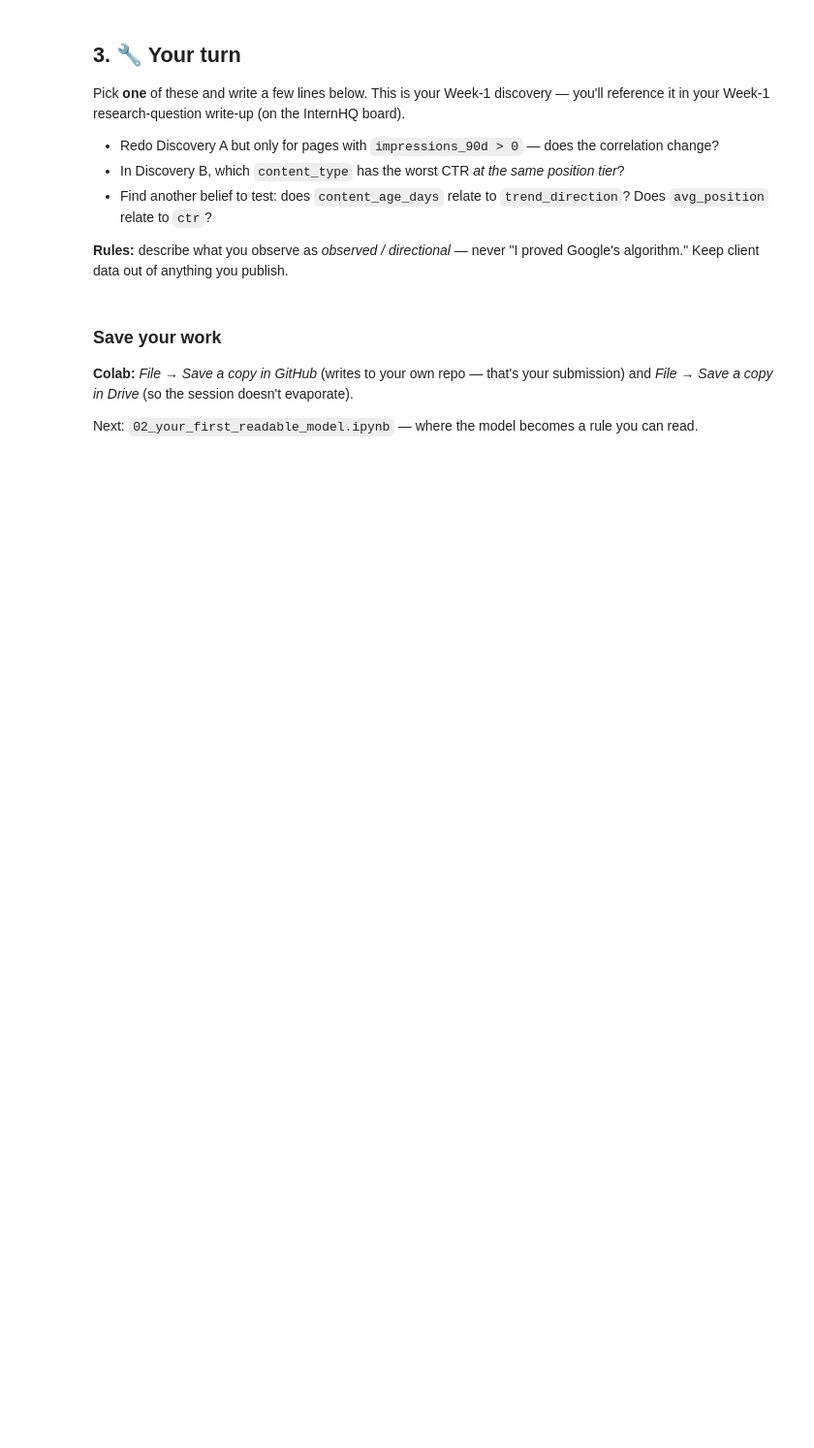
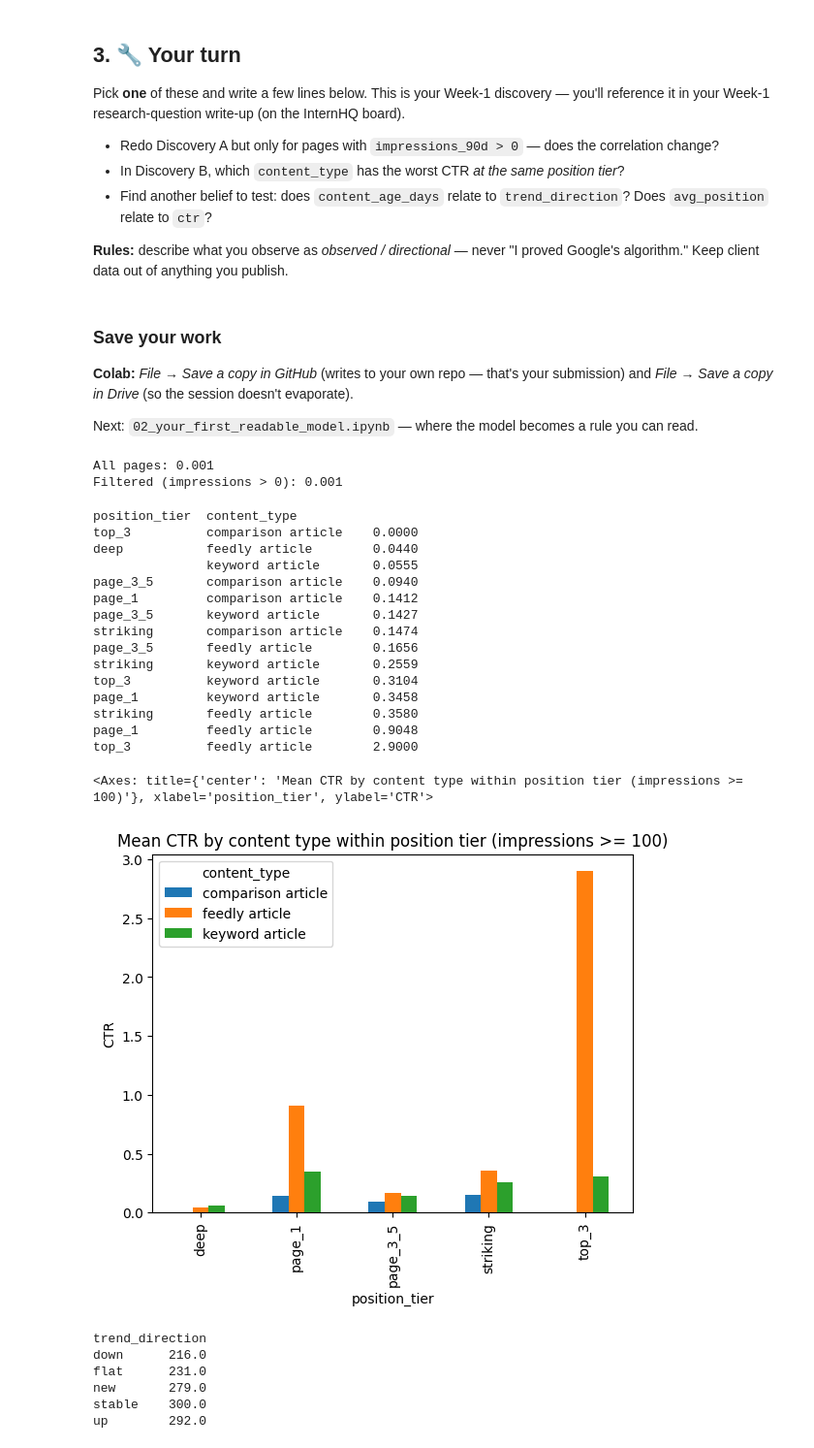
Before and after one commit to haseebaabid/FlyRank_AI_Internship, a Jupyter notebook: notebooks/01_first_look_and_discovery.ipynb, the cells around one changed output. Shown at 97% size. Saved outputs shown, nothing was run; the diff lists cells and outputs as text; code cells hidden in the pictures; blank space fills up the shorter version.

```diff
--- a/notebooks/01_first_look_and_discovery.ipynb
+++ b/notebooks/01_first_look_and_discovery.ipynb
@@ -104,3 +177,63 @@ Pick **one** of these and write a few lines below. This is your Week-1 discovery
 **Colab:** *File → Save a copy in GitHub* (writes to your own repo — that's your submission) and *File → Save a copy in Drive* (so the session doesn't evaporate).
 
 Next: `02_your_first_readable_model.ipynb` — where the model becomes a rule you can read.
+# %%
+corr_all = df["search_volume"].corr(df["impressions_90d"])
+
+
+filtered = df[df["impressions_90d"] > 0]
+
+
+corr_filtered = filtered["search_volume"].corr(filtered["impressions_90d"])
+
+print("All pages:", f"{corr_all:.3f}")
+print("Filtered (impressions > 0):", f"{corr_filtered:.3f}")
+# %% [output]
+All pages: 0.001
+Filtered (impressions > 0): 0.001
+# %%
+visible = df[df["impressions_90d"] >= 100]
+
+ctr_by_type = (
+    visible.groupby(["position_tier", "content_type"])["ctr"]
+    .mean()
+    .round(4)
+    .sort_values()
+)
+
+print(ctr_by_type.to_string())
+
+
+ctr_by_type.unstack().plot(
+    kind="bar",
+    title="Mean CTR by content type within position tier (impressions >= 100)",
+    ylabel="CTR"
+)
+# %% [output]
+position_tier  content_type
+top_3          comparison article    0.0000
+deep           feedly article        0.0440
+               keyword article       0.0555
+page_3_5       comparison article    0.0940
+page_1         comparison article    0.1412
+page_3_5       keyword article       0.1427
+striking       comparison article    0.1474
+page_3_5       feedly article        0.1656
+striking       keyword article       0.2559
+top_3          keyword article       0.3104
+page_1         keyword article       0.3458
+striking       feedly article        0.3580
+page_1         feedly article        0.9048
+top_3          feedly article        2.9000
+<Axes: title={'center': 'Mean CTR by content type within position tier (impressions >= 100)'}, xlabel='position_tier', ylabel='CTR'>
+[figure, added]
+# %%
+age_vs_trend = df.groupby("trend_direction")["content_age_days"].median().round(0)
+print(age_vs_trend.to_string())
+# %% [output]
+trend_direction
+down      216.0
+flat      231.0
+new       279.0
+stable    300.0
+up        292.0
```
Also changed, not shown: parts of 8 cells of this notebook.
